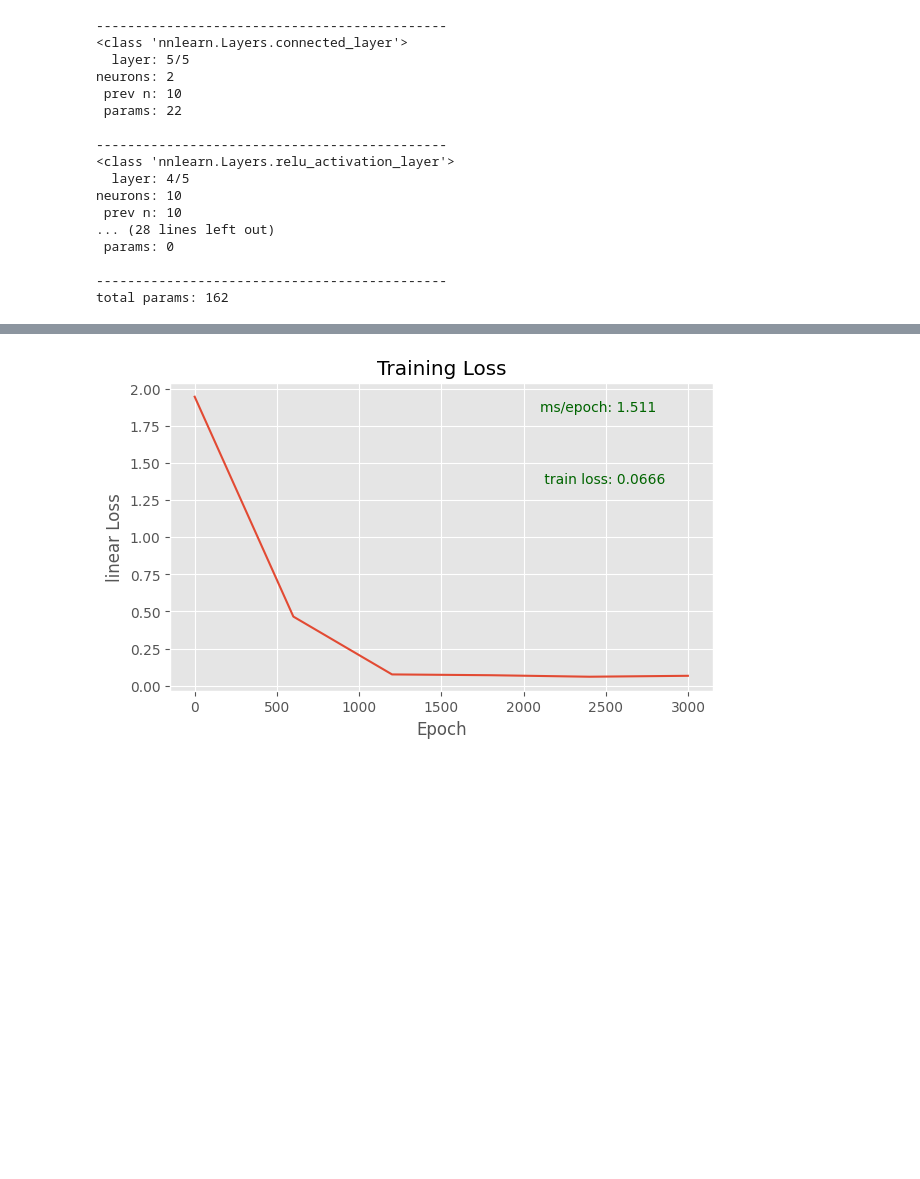
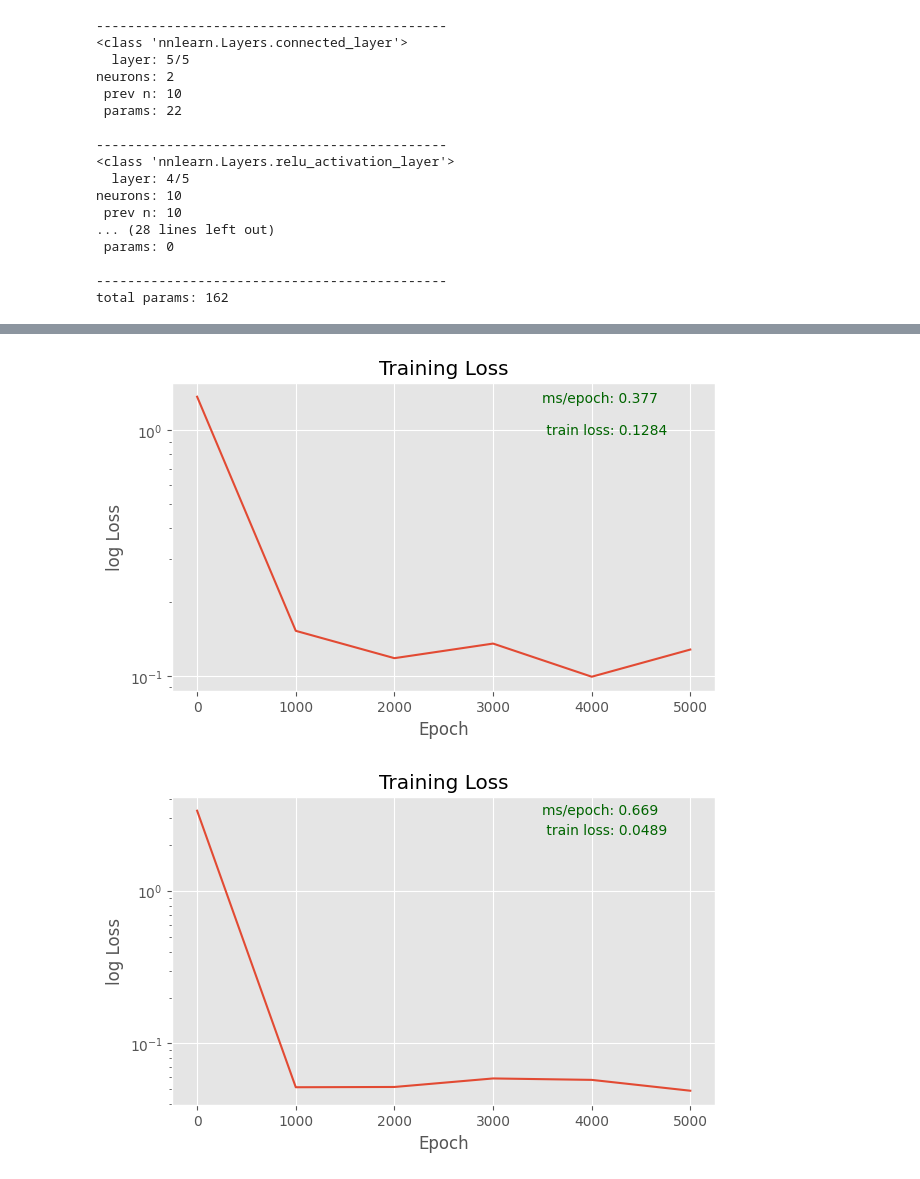
Before and after one commit to morganhawkins/NeuralNetwork, a Jupyter notebook: test_network.ipynb, the cells around one changed output, grey strips where cells are left out. Cells and saved outputs as stored; diff of their text form; code cells hidden in the pictures; blank space fills up the shorter version.

```diff
--- a/test_network.ipynb
+++ b/test_network.ipynb
@@ -42,3 +42,22 @@ neurons: 10
 
 ---------------------------------------------
 total params: 162
+# %%
+#creating network with 2 hidden layers w/ relu activation
+
+test_net_leaky_relu_layers = [
+    input_layer(size = 2),
+
+    connected_layer(num_neurons = 10, prev_neurons = 2),
+    leaky_relu__activation_layer(10),
+
+    connected_layer(num_neurons = 10, prev_neurons = 10),
+    leaky_relu__activation_layer(10),
+
+    connected_layer(num_neurons = 2, prev_neurons = 10)
+
+]
+
+test_net_leaky_relu = network(test_net_leaky_relu_layers)
+
+test_net_leaky_relu.print_structure()
@@ -102,7 +167,9 @@ epoch: 1801
-# %%
-test_net.graph_loss_history('linear')
-# %% [output]
-[figure, removed]
+# %%
+test_net_relu.graph_loss_history('log')
+test_net_leaky_relu.graph_loss_history('log')
+# %% [output]
+[figure, added]
+[figure, added]
 # %%
 x_test = np.random.uniform(-2,2,(10000,2))
 
```
Also changed, not shown: parts of 8 cells of this notebook, 4 other files.
